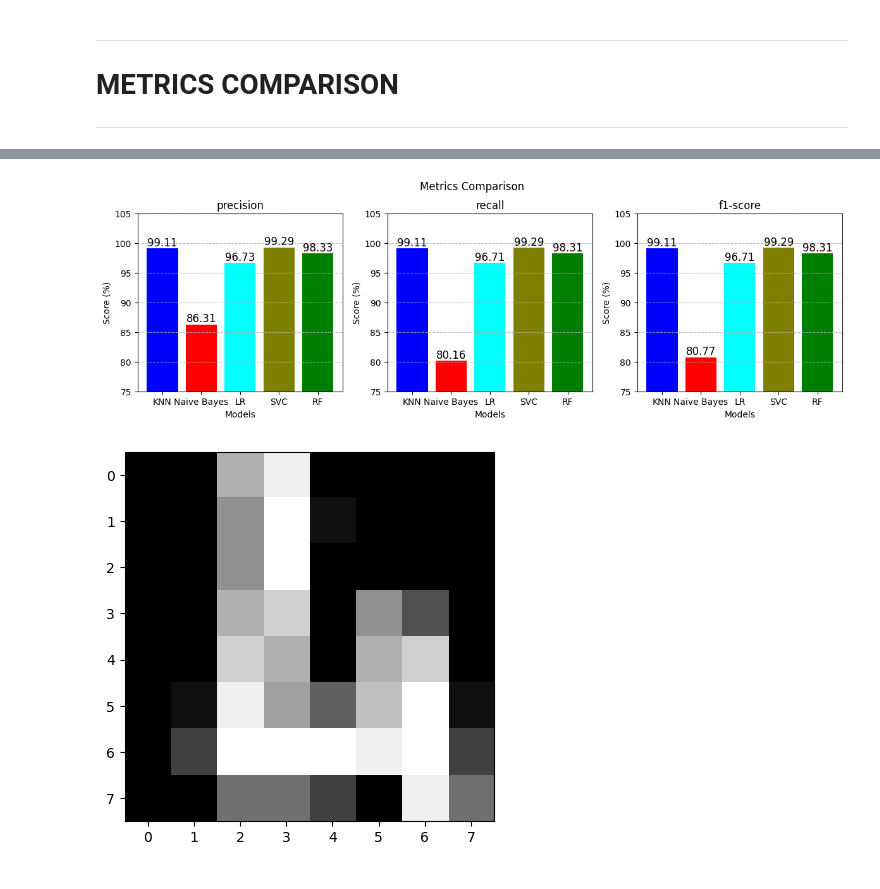
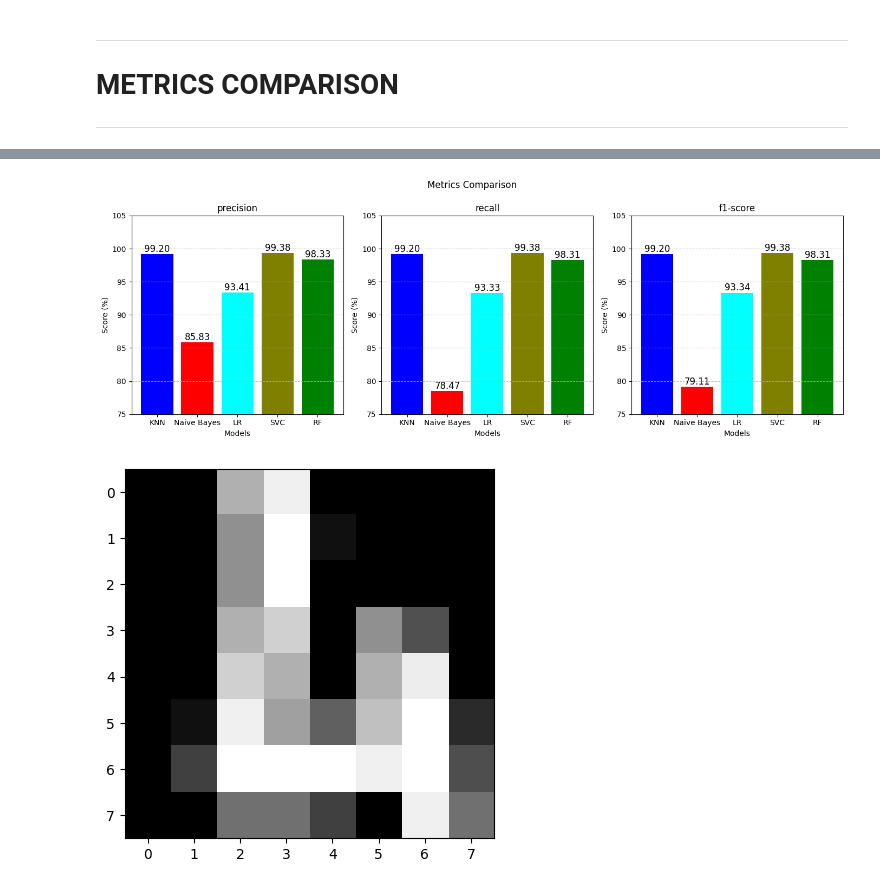
Before and after one commit to Muhammad-Abdullah-Feroz/Macine-Learning, a Jupyter notebook: OCR_Digits.ipynb, the cells around one changed output, grey strips where cells are left out. Drawn from its saved outputs; the diff is of its cells as text; code cells hidden in the pictures.

Commit message:
Added Random forest to OCR_Digits Also scaled the data

```diff
--- a/OCR_Digits.ipynb
+++ b/OCR_Digits.ipynb
@@ -106,13 +125,7 @@ datastore.to_csv('Datasets/OCR_Digits.csv', index=False)
 # %%
-
-X_train, X_test, Y_train, Y_test = train_test_split(X, Y, test_size=0.2, random_state=42)
+X_train, X_test, Y_train, Y_test = train_test_split(X_scaled, Y, test_size=0.2, random_state=42)
 # %%
 Y_train = Y_train.values.ravel()
 Y_train
 # %% [output]
 array([4, 4, 4, ..., 2, 4, 0], shape=(4496,))
-# %%
-# scaler = StandardScaler()
-scaler = MinMaxScaler()
-X_scaled = pd.DataFrame(scaler.fit_transform(X_train) ,columns=X.columns)
-X_scaled
@@ -235,6 +217,6 @@ plt.show()
 # %%
-
-nmi = normalized_mutual_info_score(Y_train, kmeans.labels_)
+Y_flat = Y.values.ravel()
+nmi = normalized_mutual_info_score(Y_flat, kmeans.labels_)
 nmi = float(nmi)
 
 print(f"Normalized Mutual Information (NMI): {nmi*100:.4f}")
@@ -491,7 +473,7 @@ models_precision["SVC"] = reportSVC
 # %%
 n_estimators_comparison = {}
 
-for n in range(100 , 300 , 10):
+for n in range(100 , 200 , 10):
     rf = RandomForestClassifier(n_estimators=n, random_state=42)
     rf.fit(X_train, Y_train)
 
@@ -617,24 +589,24 @@ for metric in metrics:
  LRMetrics.append(models_precision["LR"][metric]*100)
  RFMetrics.append(models_precision["RF"][metric]*100)
 # %%
-fig, axes = plt.subplots(1, 3, figsize=(12, 4))
+fig, axes = plt.subplots(1, 3, figsize=(14, 5))
 fig.suptitle("Metrics Comparison")
 
 for i in range(3):
  axes[i].bar(["KNN", "Naive Bayes","LR", "SVC", "RF"], [KNNmetrics[i], NBmetrics[i] , LRMetrics[i] , SVCmetrics[i], RFMetrics[i]], color=colors[:5])
  axes[i].set_title(metrics[i])
  axes[i].set_ylim(75, 105)
  axes[i].set_ylabel("Score (%)")
  axes[i].set_xlabel("Models")
  axes[i].grid(axis='y', linestyle='--', alpha=0.8)
  for j , (label,value) in enumerate(zip(["KNN", "Naive Bayes","LR" , "SVC" , "RF"], [KNNmetrics[i], NBmetrics[i],LRMetrics[i], SVCmetrics[i], RFMetrics[i]])):
   axes[i].text(label, value+0.01, f"{value:.2f}", ha='center', va='bottom', fontsize=12)
 
 plt.tight_layout()
 plt.subplots_adjust(top=0.85)
 plt.show()
 # %% [output]
-[figure, old version]
+[figure, new version]
 # %%
 test_val = X_test.iloc[1110].values
 test_img = test_val.reshape(8,8)
```
Also changed, not shown: parts of 20 cells of this notebook, 5 other files.
